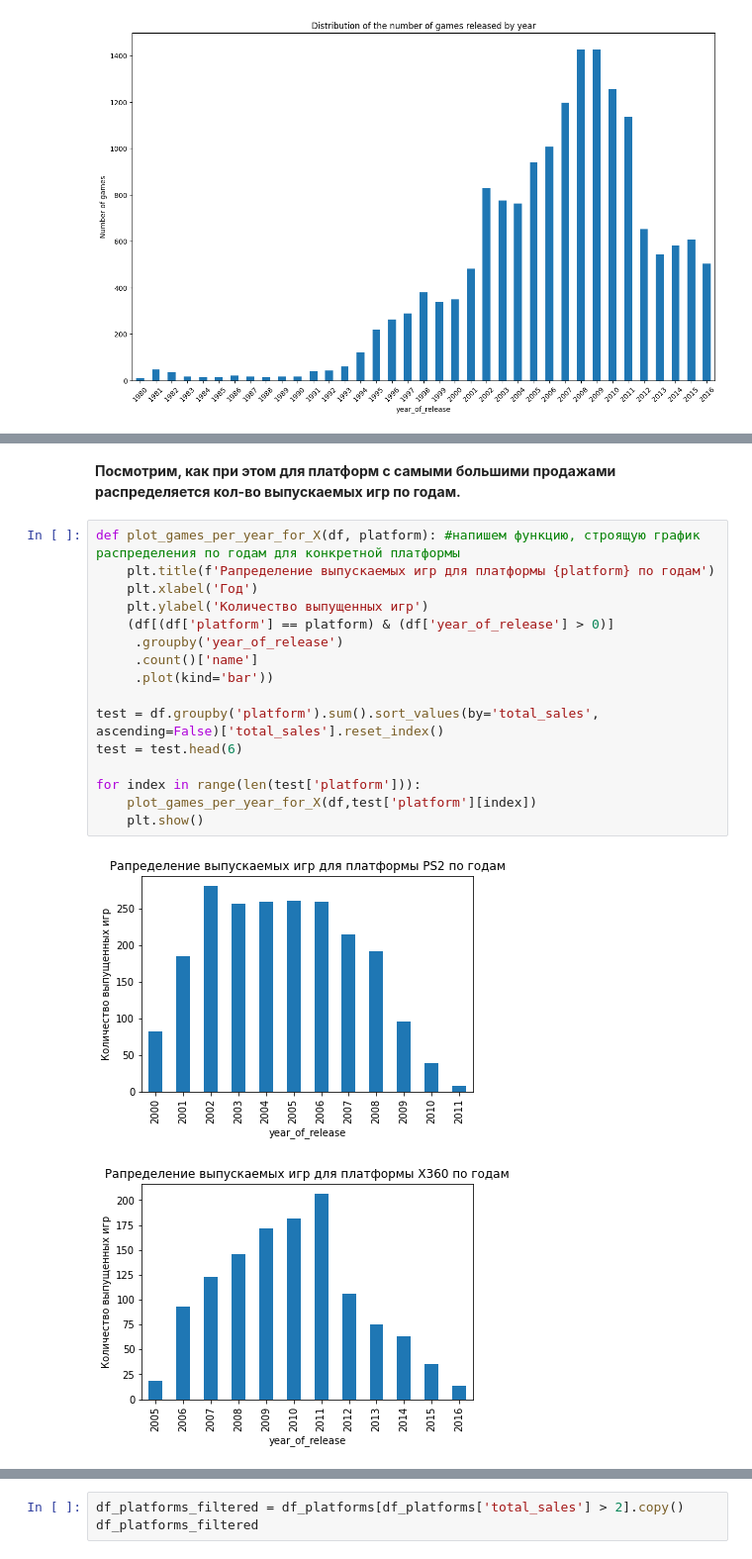
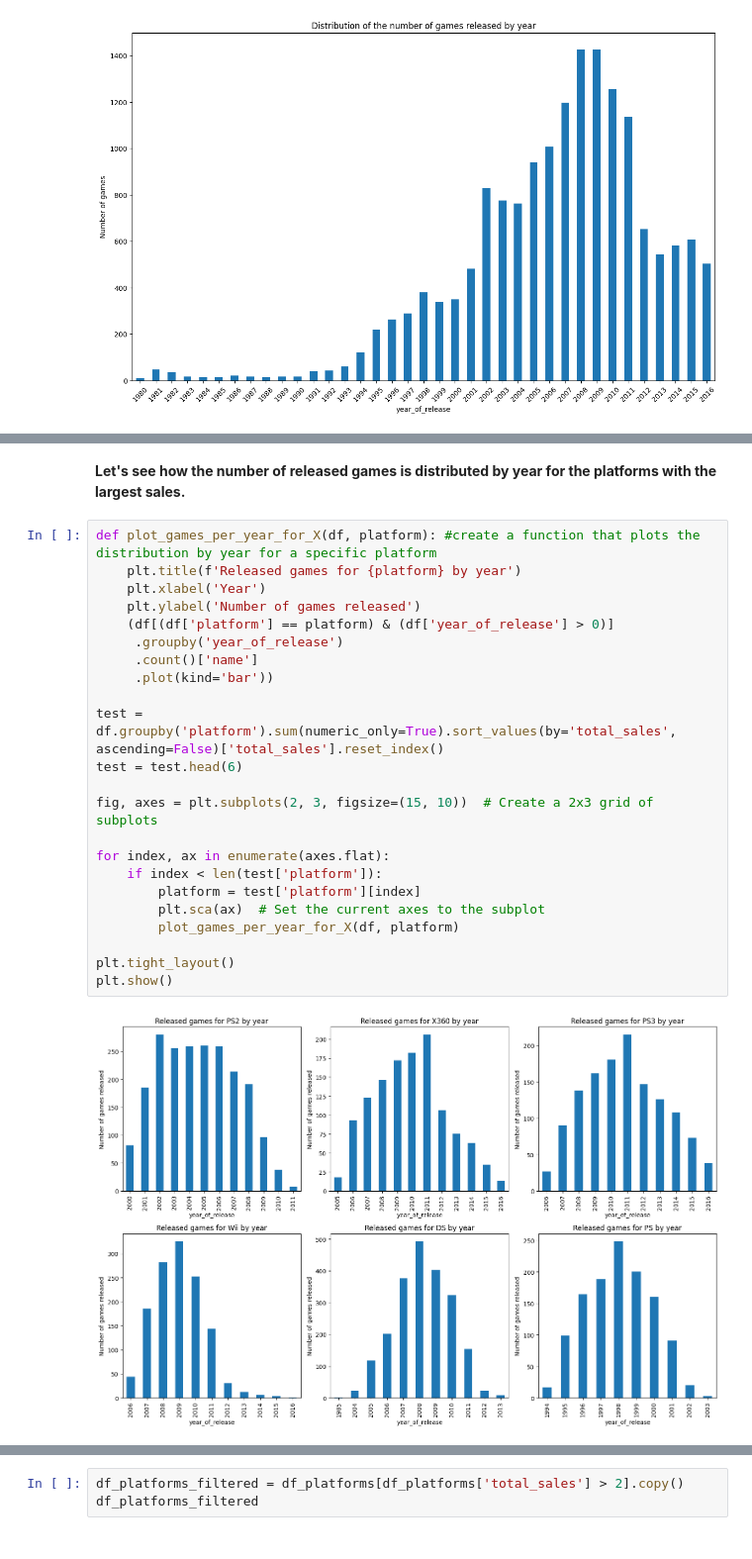
Before and after one commit to dsintheocean/game-market-analysis, a Jupyter notebook: eng_games_analysis.ipynb, the cells around one changed output, grey strips where cells are left out. Shown at 99% size. Saved outputs shown, nothing was run; the diff lists cells and outputs as text.

```diff
--- a/eng_games_analysis.ipynb
+++ b/eng_games_analysis.ipynb
@@ -806,21 +801,27 @@ plt.ylabel('Количество проданных экземпляров иг
-# %% [markdown]
-**Посмотрим, как при этом для платформ с самыми большими продажами распределяется кол-во выпускаемых игр по годам.**
+# %% [markdown]
+**Let's see how the number of released games is distributed by year for the platforms with the largest sales.**
 # %%
-def plot_games_per_year_for_X(df, platform): #напишем функцию, строящую график распределения по годам для конкретной платформы
-    plt.title(f'Рапределение выпускаемых игр для платформы {platform} по годам')
-    plt.xlabel('Год')
-    plt.ylabel('Количество выпущенных игр')
+def plot_games_per_year_for_X(df, platform): #create a function that plots the distribution by year for a specific platform
+    plt.title(f'Released games for {platform} by year')
+    plt.xlabel('Year')
+    plt.ylabel('Number of games released')
     (df[(df['platform'] == platform) & (df['year_of_release'] > 0)]
      .groupby('year_of_release')
      .count()['name']
      .plot(kind='bar'))
 
-test = df.groupby('platform').sum().sort_values(by='total_sales', ascending=False)['total_sales'].reset_index()
+test = df.groupby('platform').sum(numeric_only=True).sort_values(by='total_sales', ascending=False)['total_sales'].reset_index()
 test = test.head(6)
 
-for index in range(len(test['platform'])):
-    plot_games_per_year_for_X(df,test['platform'][index])
-    plt.show()
+fig, axes = plt.subplots(2, 3, figsize=(15, 10))  # Create a 2x3 grid of subplots
+
+for index, ax in enumerate(axes.flat):
+    if index < len(test['platform']):
+        platform = test['platform'][index]
+        plt.sca(ax)  # Set the current axes to the subplot
+        plot_games_per_year_for_X(df, platform)
+
+plt.tight_layout()
+plt.show()
 # %% [output]
-[figure, old version]
+[figure, new version]
-[figure, removed]
```
Also changed, not shown: parts of 112 cells of this notebook.
